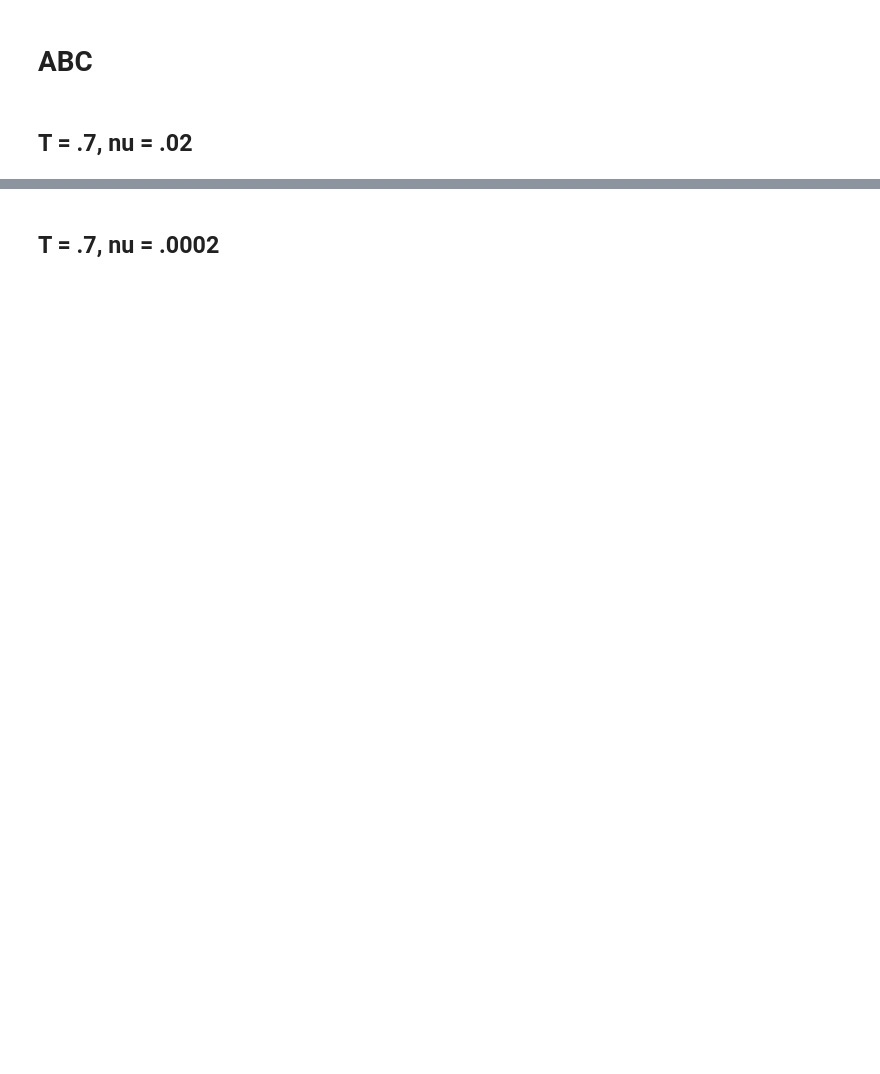
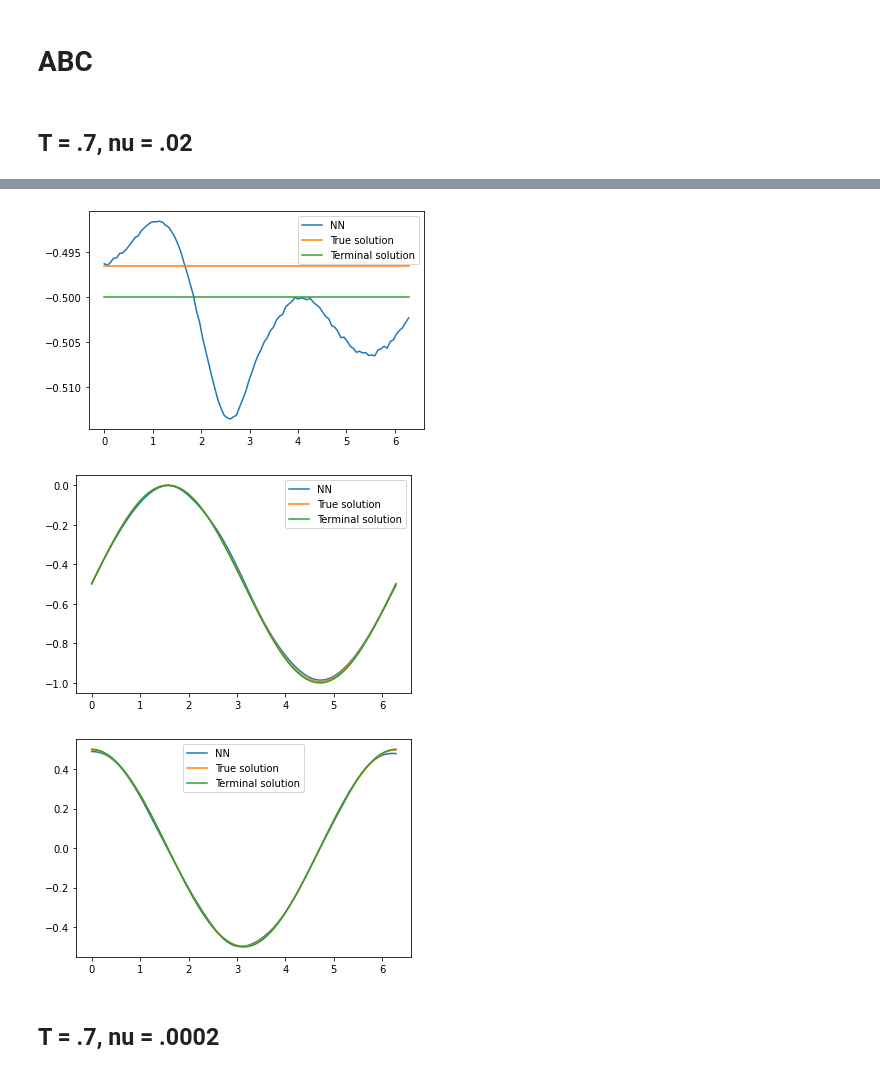
Before and after one commit to nguwijy/deep_branching_with_domain, a Jupyter notebook: deep_navier_stokes.ipynb, the cells around one changed output, grey strips where cells are left out. Saved outputs shown, nothing was run; the diff lists cells and outputs as text; code cells hidden in the pictures; blank space fills up the shorter version.

```diff
--- a/deep_navier_stokes.ipynb
+++ b/deep_navier_stokes.ipynb
@@ -293,14 +387,9 @@ problem_name = "abd_3d"
 t_lo, x_lo, x_hi = 0., 0, 2 * math.pi
 # %% [markdown]
 ## T = .7, nu = .02
-# %%
-T, nu = .7, .02
-def exact_example(t, x, T, i):
-    if i == 0:
-        return -np.cos(x[0]) * np.sin(x[1]) * np.exp(-nu * (T - t))
-    else:
-        return np.sin(x[0]) * np.cos(x[1]) * np.exp(-nu * (T - t))
 # %%
+T, nu = .7, .02
+
 torch.manual_seed(0)
 model = Net(
     problem_name=problem_name,
@@ -326,6 +415,17 @@ model = Net(
     branch_activation="tanh",
     neurons=100,
     layers=2,
+    fix_t_dim=False,
+    save_for_best_model=False,
+    outlier_multiplier=10,
 )
 model.train_and_eval()
-model.compare_with_exact(exact_fun=exact_example)
+model.error_calculation(
+    exact_u_fun=partial(exact_example_u_tensor, nu=nu, T=T),
+    exact_p_fun=exact_example_p_tensor,
+    nb_pts_spatial=2*45+1
+)
+model.compare_with_exact(exact_fun=partial(exact_example, nu=nu))
+
+abc_reuse_checkpoint = model.working_dir
+# %% [output]
@@ -332,2 +449,5 @@ model.compare_with_exact(exact_fun=exact_example)
+[figure, added]
+[figure, added]
+[figure, added]
 # %% [markdown]
 ## T = .7, nu = .0002
```
Also changed, not shown: parts of 13 cells of this notebook, 27 other files.
